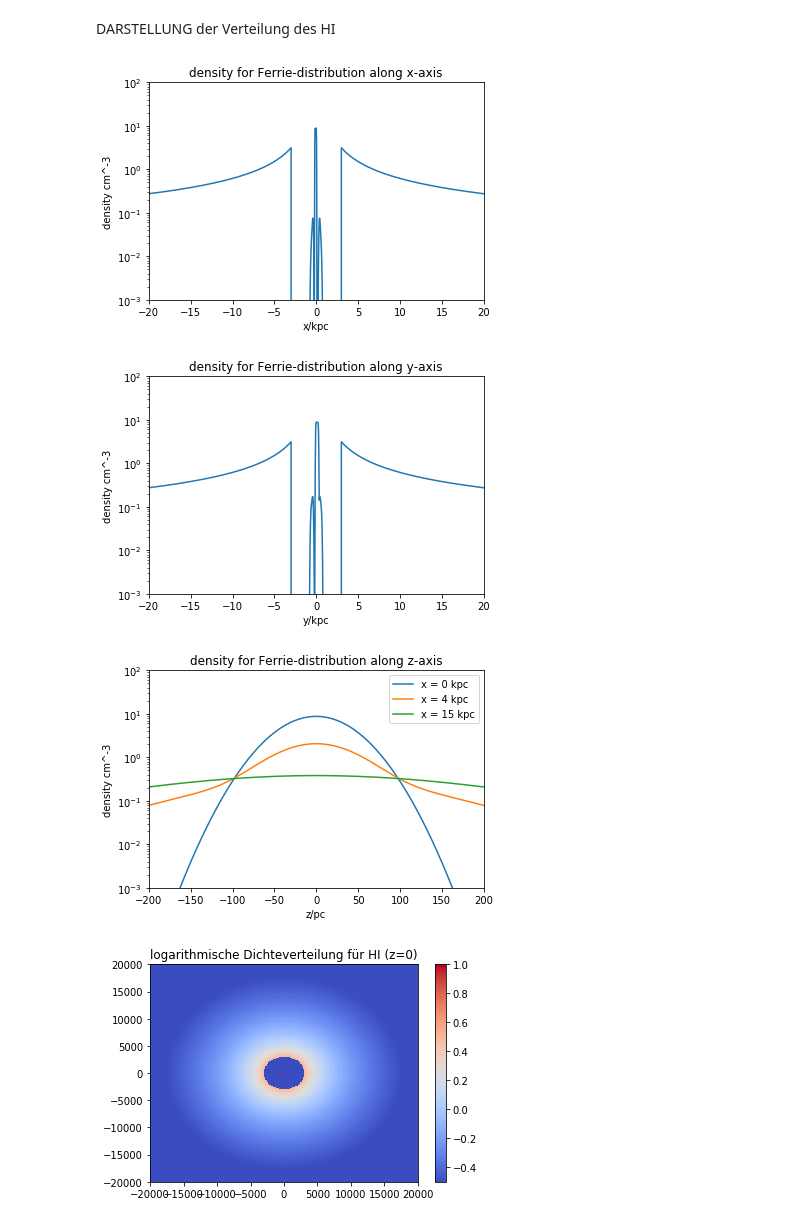
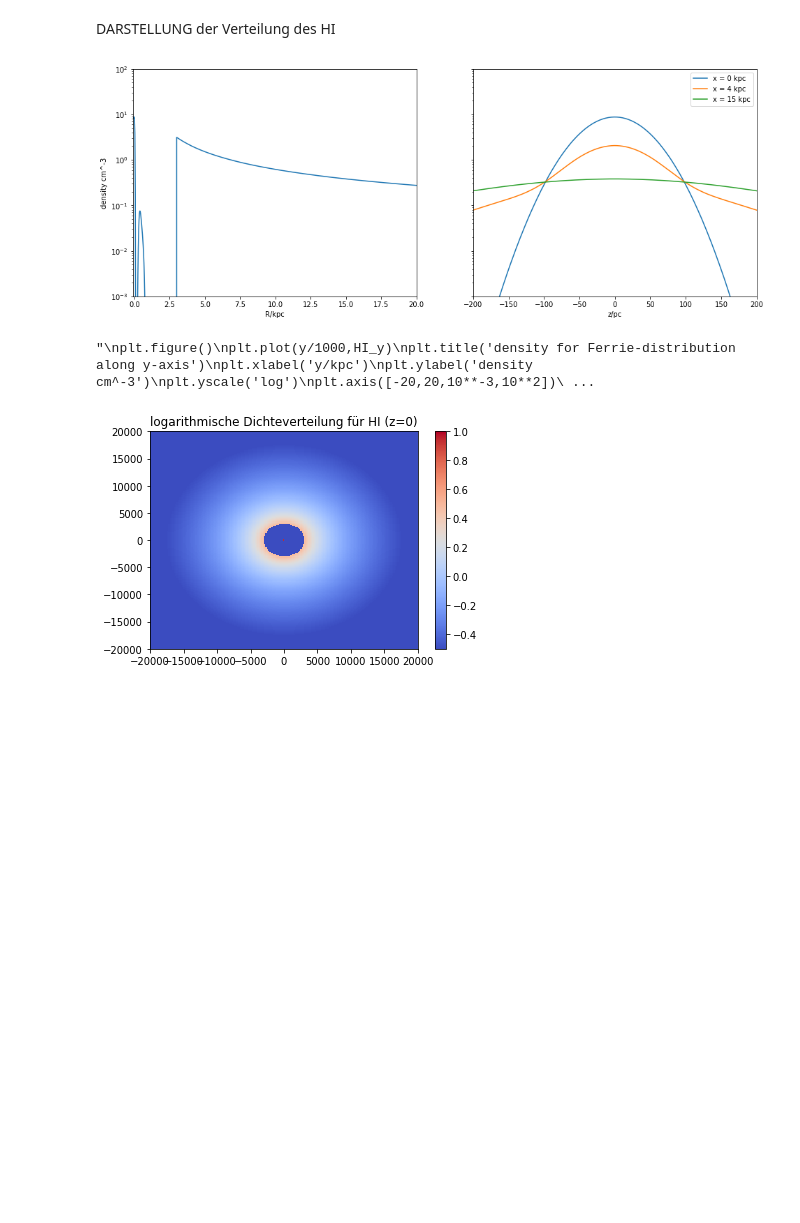
Before and after one commit to JulienDoerner/GitPlayground, a Jupyter notebook: UsefullPythonScripts/Massdistributions/Ferrie_ges.ipynb, the cells around one changed output. Drawn from its saved outputs; the diff is of its cells as text; code cells hidden in the pictures; blank space fills up the shorter version.

```diff
--- a/UsefullPythonScripts/Massdistributions/Ferrie_ges.ipynb
+++ b/UsefullPythonScripts/Massdistributions/Ferrie_ges.ipynb
@@ -5,11 +5,14 @@ from pylab import *
 # %%
 """Außen"""
 RS=8500.
-def a(R):  #R scaliert auf Sonnenradius
-	return R/RS
+def a(R):
+    if R<=RS:
+        return 1
+    else:
+        return R/RS
 
 def n_A_H2(R,z):	# Dichte molekularer Wasserstoff
-	return np.exp(-((R-4500)**2-(RS-4500)**2)/(2900**2))*a(R)**-0.58*np.exp(-(z/81*a(R)**0.58)**2)
+	return np.exp(-((R-4500)**2-(RS-4500)**2)/(2900**2))*(R/RS)**-0.58*np.exp(-(z/81*a(R)**0.58)**2)
 
 def n_A_HI_cold(R,z):	# Kalter Atomarer Wasserstoff
 	T1 = 0.859*np.exp(-(z/(127*a(R)))**2)
@@ -203,37 +206,38 @@ for i in range(len(z)):
 DARSTELLUNG der Verteilung des HI
 # %%
 """1D Darstellung für x,y,z Achse"""
-plt.figure()
-plt.plot(x/1000,HI_x)
-plt.title('density for Ferrie-distribution along x-axis')
-plt.xlabel('x/kpc')
-plt.ylabel('density cm^-3')
+fig, axs=subplots(1,2,figsize=(16,6),sharey=True)
+axs[0].plot(x/1000,HI_x)
+axs[0].set_xlabel('R/kpc')
+axs[0].set_ylabel('density cm^-3')
 plt.yscale('log')
-plt.axis([-20,20,10**-3,10**2])
+axs[0].axis([-0.1,20,10**-3,10**2])
 
+
+axs[1].plot(z,HI_z1, label='x = 0 kpc')
+axs[1].plot(z,HI_z2, label='x = 4 kpc')
+axs[1].plot(z,HI_z3, label='x = 15 kpc')
+#plt.title('density for Ferrie-distribution along z-axis')
+axs[1].set_xlabel('z/pc')
+#plt.ylabel('density cm^-3')
+plt.yscale('log')
+axs[1].axis([-200,200,10**-3,10**2])
+axs[1].legend()
+plt.savefig('/home/home1/jdo/Dokumente/Graphen/22_Ferrie_HI_2D.png')
+plt.show()
+
+"""
 plt.figure()
 plt.plot(y/1000,HI_y)
 plt.title('density for Ferrie-distribution along y-axis')
 plt.xlabel('y/kpc')
 plt.ylabel('density cm^-3')
 plt.yscale('log')
 plt.axis([-20,20,10**-3,10**2])
-
-plt.figure()
-plt.plot(z,HI_z1, label='x = 0 kpc')
-plt.plot(z,HI_z2, label='x = 4 kpc')
-plt.plot(z,HI_z3, label='x = 15 kpc')
-plt.title('density for Ferrie-distribution along z-axis')
-plt.xlabel('z/pc')
-plt.ylabel('density cm^-3')
-plt.yscale('log')
-plt.axis([-200,200,10**-3,10**2])
-plt.legend()
-plt.show()
+"""
 # %% [output]
-[figure, old version]
+[figure, new version]
-[figure, removed]
-[figure, removed]
+"\nplt.figure()\nplt.plot(y/1000,HI_y)\nplt.title('density for Ferrie-distribution along y-axis')\nplt.xlabel('y/kpc')\nplt.ylabel('density cm^-3')\nplt.yscale('log')\nplt.axis([-20,20,10**-3,10**2])\ ...
 # %%
 """2D Darstellung bei z=0"""
 xx,yy = np.meshgrid(np.linspace(-20000,20000,200),np.linspace(-20000,20000,200))
```
Also changed, not shown: parts of 11 cells of this notebook, 12 other files.
